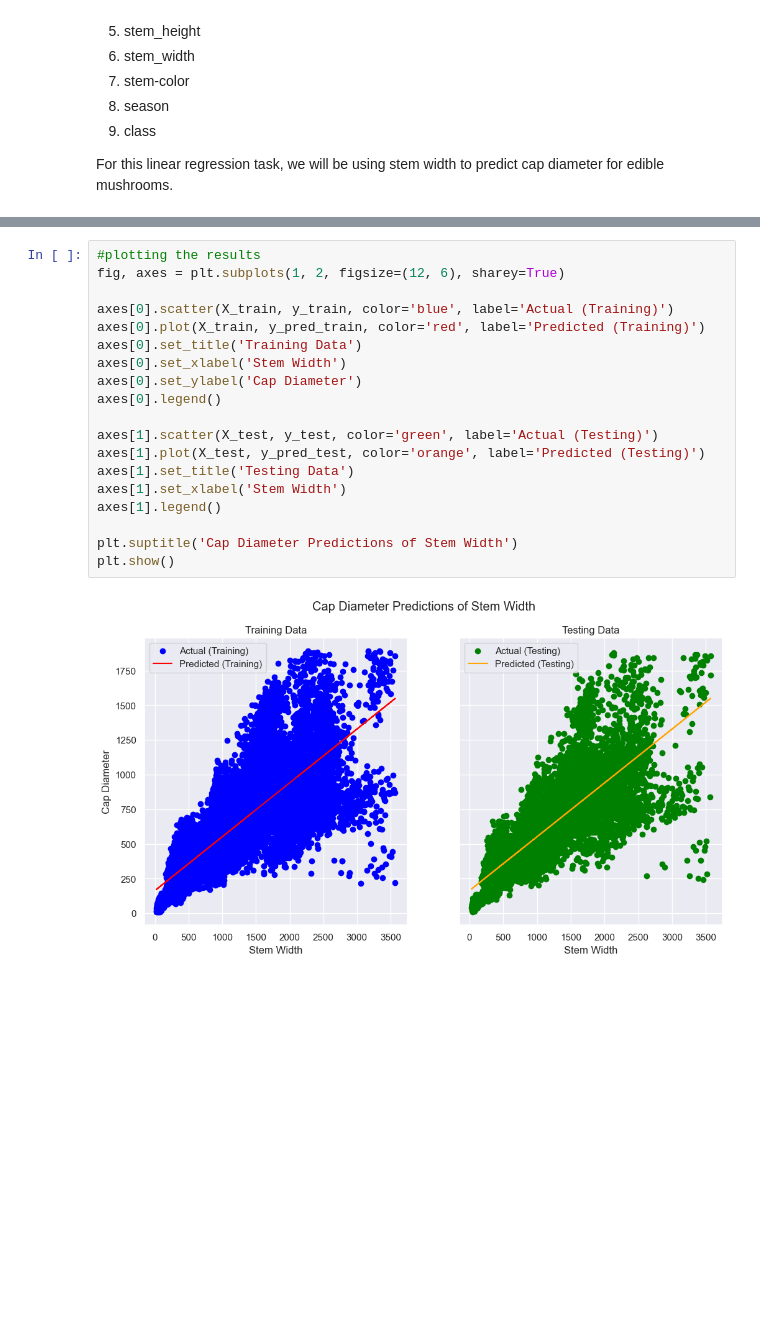
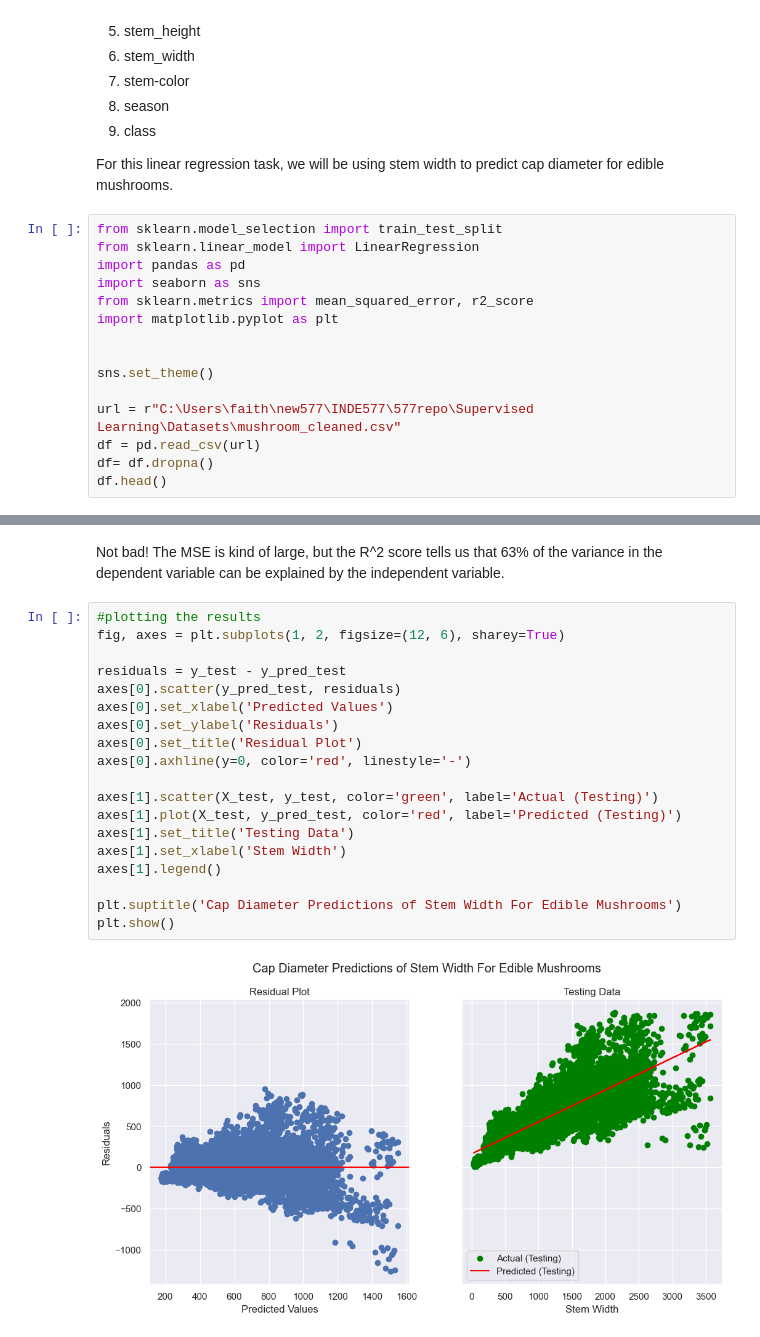
Before and after one commit to faithz314/INDE577, a Jupyter notebook: 577repo/Supervised Learning/2_Gradient Descent/2_I Got Scared Again.ipynb, the cells around one changed output, grey strips where cells are left out. Cells and saved outputs as stored; diff of their text form; blank space fills up the shorter version.

```diff
--- a/577repo/Supervised Learning/2_Gradient Descent/2_I Got Scared Again.ipynb
+++ b/577repo/Supervised Learning/2_Gradient Descent/2_I Got Scared Again.ipynb
@@ -16,3 +16,18 @@ So just like in the Perceptron module, I'm not sure if it's okay to implement li
 9) class
 
 For this linear regression task, we will be using stem width to predict cap diameter for edible mushrooms.
+# %%
+from sklearn.model_selection import train_test_split
+from sklearn.linear_model import LinearRegression
+import pandas as pd
+import seaborn as sns
+from sklearn.metrics import mean_squared_error, r2_score
+import matplotlib.pyplot as plt
+
+
+sns.set_theme()
+
+url = r"C:\Users\faith\new577\INDE577\577repo\Supervised Learning\Datasets\mushroom_cleaned.csv"
+df = pd.read_csv(url)
+df= df.dropna()
+df.head()
@@ -51,22 +70,24 @@ Test R^2 score: 0.63
+# %% [markdown]
+Not bad! The MSE is kind of large, but the R^2 score tells us that 63% of the variance in the dependent variable can be explained by the independent variable.
 # %%
 #plotting the results
 fig, axes = plt.subplots(1, 2, figsize=(12, 6), sharey=True)
 
-axes[0].scatter(X_train, y_train, color='blue', label='Actual (Training)')
-axes[0].plot(X_train, y_pred_train, color='red', label='Predicted (Training)')
-axes[0].set_title('Training Data')
-axes[0].set_xlabel('Stem Width')
-axes[0].set_ylabel('Cap Diameter')
-axes[0].legend()
+residuals = y_test - y_pred_test
+axes[0].scatter(y_pred_test, residuals)
+axes[0].set_xlabel('Predicted Values')
+axes[0].set_ylabel('Residuals')
+axes[0].set_title('Residual Plot')
+axes[0].axhline(y=0, color='red', linestyle='-')
 
 axes[1].scatter(X_test, y_test, color='green', label='Actual (Testing)')
-axes[1].plot(X_test, y_pred_test, color='orange', label='Predicted (Testing)')
+axes[1].plot(X_test, y_pred_test, color='red', label='Predicted (Testing)')
 axes[1].set_title('Testing Data')
 axes[1].set_xlabel('Stem Width')
 axes[1].legend()
 
-plt.suptitle('Cap Diameter Predictions of Stem Width')
+plt.suptitle('Cap Diameter Predictions of Stem Width For Edible Mushrooms')
 plt.show()
 # %% [output]
-[figure, old version]
+[figure, new version]
 # %% [markdown]
```
Also changed, not shown: parts of 6 cells of this notebook, 2 other files.
